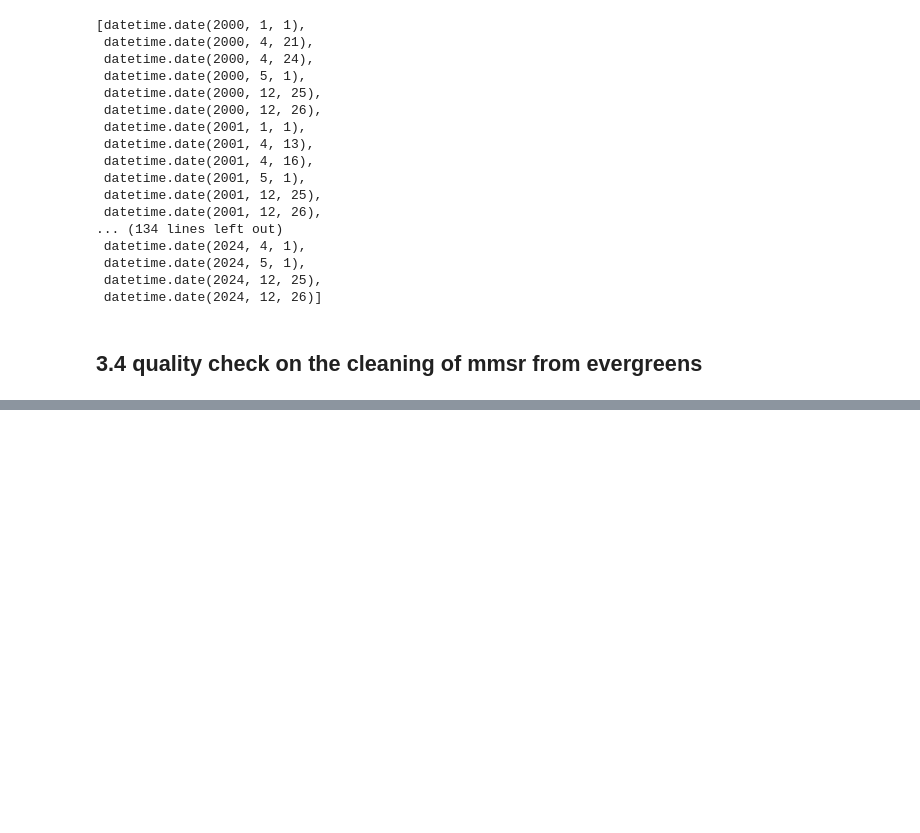
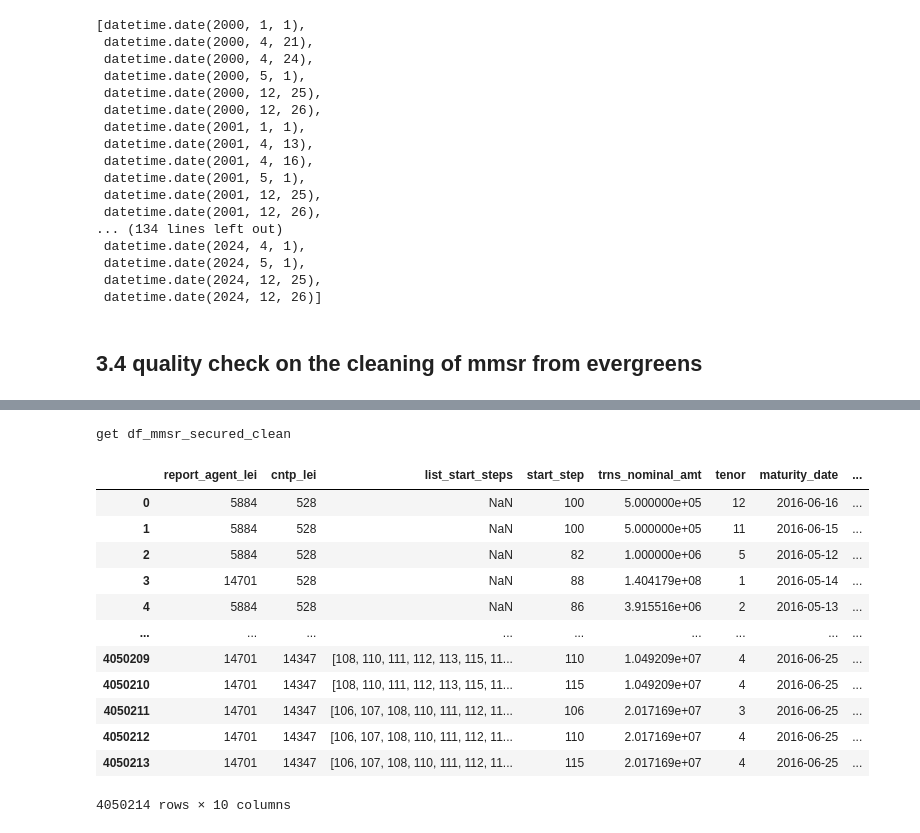
Before and after one commit to Victor-Le-Coz/secured_interbank_network_public, a Jupyter notebook: emp_analysis.ipynb, the cells around one changed output, grey strips where cells are left out. Saved outputs shown, nothing was run; the diff lists cells and outputs as text; code cells hidden in the pictures; blank space fills up the shorter version.

```diff
--- a/emp_analysis.ipynb
+++ b/emp_analysis.ipynb
@@ -603,0 +623,18 @@ KeyError: 'trans_id'
+# %%
+df_mmsr_secured_clean = ep.get_df_mmsr_secured_clean(df_mmsr_secured,holidays=dm.holidays, path="./results/empirical_results/analysis_evergreen/", compute_tenor=True)
+df_mmsr_secured_clean
+# %% [output]
+get df_mmsr_secured_clean
+|  | report_agent_lei | cntp_lei | list_start_steps | start_step | trns_nominal_amt | tenor | maturity_date | ... |
+| 0 | 5884 | 528 | NaN | 100 | 5.000000e+05 | 12 | 2016-06-16 | ... |
+| 1 | 5884 | 528 | NaN | 100 | 5.000000e+05 | 11 | 2016-06-15 | ... |
+| 2 | 5884 | 528 | NaN | 82 | 1.000000e+06 | 5 | 2016-05-12 | ... |
+| 3 | 14701 | 528 | NaN | 88 | 1.404179e+08 | 1 | 2016-05-14 | ... |
+| 4 | 5884 | 528 | NaN | 86 | 3.915516e+06 | 2 | 2016-05-13 | ... |
+| ... | ... | ... | ... | ... | ... | ... | ... | ... |
+| 4050209 | 14701 | 14347 | [108, 110, 111, 112, 113, 115, 11... | 110 | 1.049209e+07 | 4 | 2016-06-25 | ... |
+| 4050210 | 14701 | 14347 | [108, 110, 111, 112, 113, 115, 11... | 115 | 1.049209e+07 | 4 | 2016-06-25 | ... |
+| 4050211 | 14701 | 14347 | [106, 107, 108, 110, 111, 112, 11... | 106 | 2.017169e+07 | 3 | 2016-06-25 | ... |
+| 4050212 | 14701 | 14347 | [106, 107, 108, 110, 111, 112, 11... | 110 | 2.017169e+07 | 4 | 2016-06-25 | ... |
+| 4050213 | 14701 | 14347 | [106, 107, 108, 110, 111, 112, 11... | 115 | 2.017169e+07 | 4 | 2016-06-25 | ... |
+4050214 rows × 10 columns
```
Also changed, not shown: parts of 34 cells of this notebook, 4 other files.
